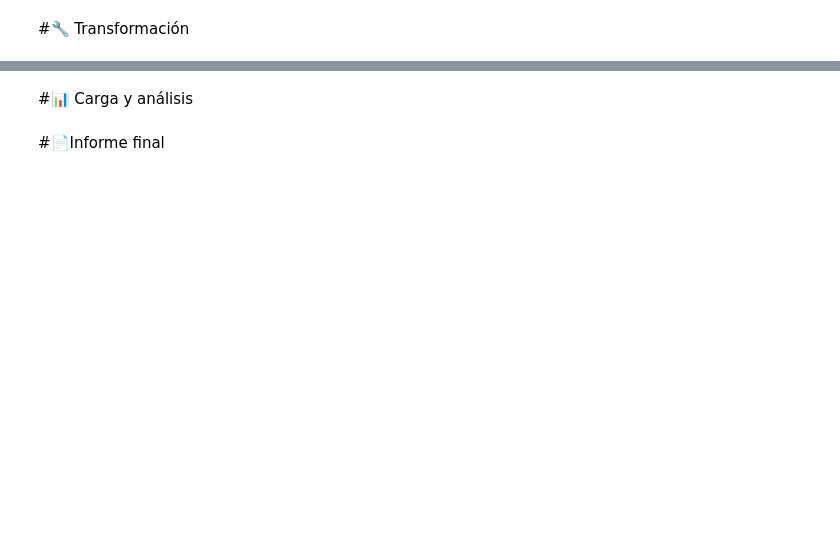
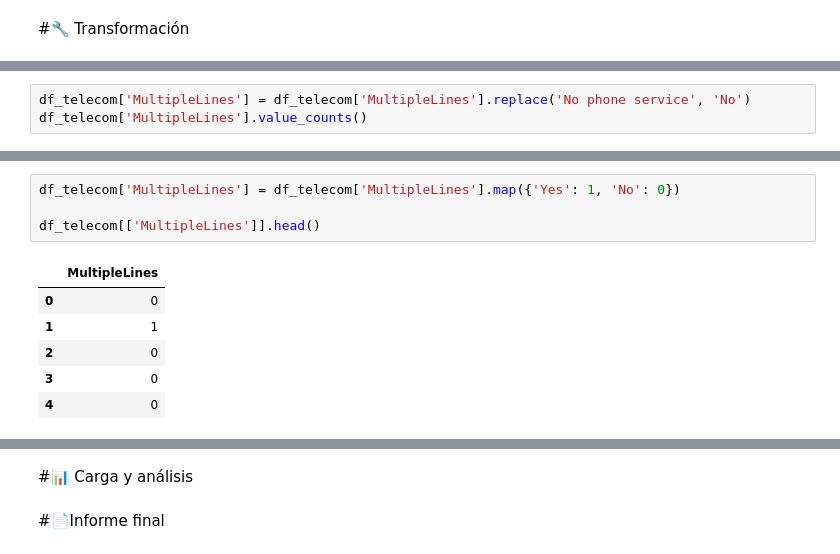
Before and after one commit to LexMtz/challegue-telecom-x, a Jupyter notebook: TelecomX_LATAM .ipynb, the cells around one changed output, grey strips where cells are left out. Saved outputs shown, nothing was run; the diff lists cells and outputs as text; blank space fills up the shorter version.

```diff
--- a/TelecomX_LATAM .ipynb
+++ b/TelecomX_LATAM .ipynb
@@ -25,0 +146,3 @@ df_telecom.head()
+# %%
+df_telecom['MultipleLines'] = df_telecom['MultipleLines'].replace('No phone service', 'No')
+df_telecom['MultipleLines'].value_counts()
@@ -25,0 +155,11 @@ df_telecom.head()
+# %%
+df_telecom['MultipleLines'] = df_telecom['MultipleLines'].map({'Yes': 1, 'No': 0})
+
+df_telecom[['MultipleLines']].head()
+# %% [output]
+|  | MultipleLines |
+| 0 | 0 |
+| 1 | 1 |
+| 2 | 0 |
+| 3 | 0 |
+| 4 | 0 |
```
Also changed, not shown: parts of 11 cells of this notebook.
